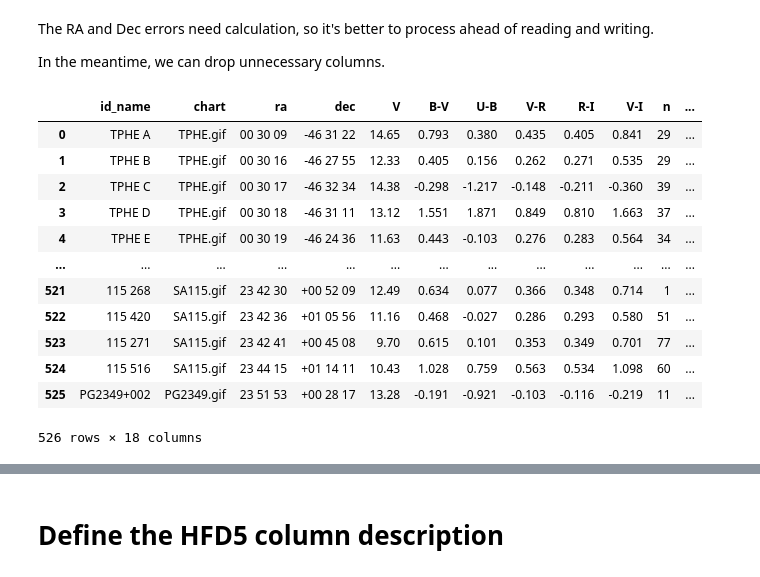
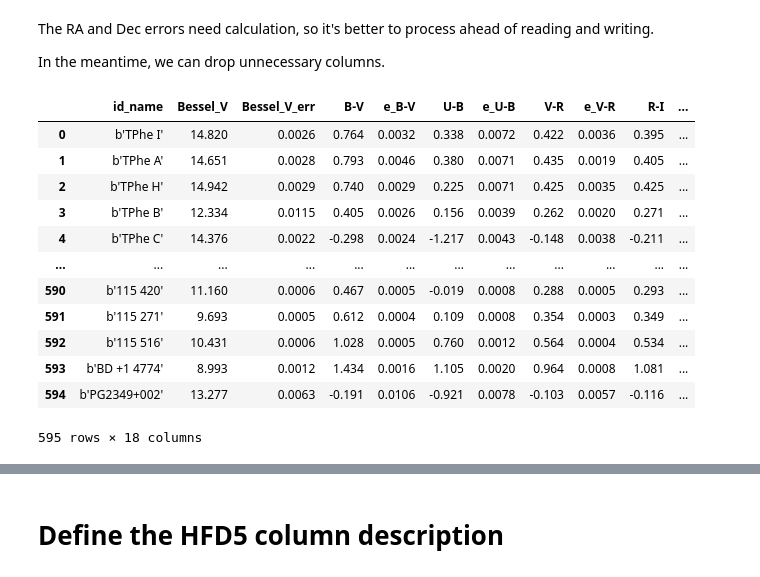
Before and after one commit to Yong2Sheng/ResearchCodes, a Jupyter notebook: docs/tutorials/Photoz/Compile_Standard_Star_Catalog/ESO_Landolt_Equatorial_Standards/Compile_ESO_Landolt_Equatorial_Standards.ipynb, the cells around one changed output, grey strips where cells are left out. Saved outputs shown, nothing was run; the diff lists cells and outputs as text; code cells hidden in the pictures.

```diff
--- a/docs/tutorials/Photoz/Compile_Standard_Star_Catalog/ESO_Landolt_Equatorial_Standards/Compile_ESO_Landolt_Equatorial_Standards.ipynb
+++ b/docs/tutorials/Photoz/Compile_Standard_Star_Catalog/ESO_Landolt_Equatorial_Standards/Compile_ESO_Landolt_Equatorial_Standards.ipynb
@@ -36,16 +18,0 @@ raw_text_catalog = pd.read_csv(
-# %%
-raw_text_catalog
-# %% [output]
-|  | id_name | chart | ra | dec | V | B-V | U-B | V-R | R-I | V-I | n | ... |
-| 0 | TPHE A | TPHE.gif | 00 30 09 | -46 31 22 | 14.65 | 0.793 | 0.380 | 0.435 | 0.405 | 0.841 | 29 | ... |
-| 1 | TPHE B | TPHE.gif | 00 30 16 | -46 27 55 | 12.33 | 0.405 | 0.156 | 0.262 | 0.271 | 0.535 | 29 | ... |
-| 2 | TPHE C | TPHE.gif | 00 30 17 | -46 32 34 | 14.38 | -0.298 | -1.217 | -0.148 | -0.211 | -0.360 | 39 | ... |
-| 3 | TPHE D | TPHE.gif | 00 30 18 | -46 31 11 | 13.12 | 1.551 | 1.871 | 0.849 | 0.810 | 1.663 | 37 | ... |
-| 4 | TPHE E | TPHE.gif | 00 30 19 | -46 24 36 | 11.63 | 0.443 | -0.103 | 0.276 | 0.283 | 0.564 | 34 | ... |
-| ... | ... | ... | ... | ... | ... | ... | ... | ... | ... | ... | ... | ... |
-| 521 | 115 268 | SA115.gif | 23 42 30 | +00 52 09 | 12.49 | 0.634 | 0.077 | 0.366 | 0.348 | 0.714 | 1 | ... |
-| 522 | 115 420 | SA115.gif | 23 42 36 | +01 05 56 | 11.16 | 0.468 | -0.027 | 0.286 | 0.293 | 0.580 | 51 | ... |
-| 523 | 115 271 | SA115.gif | 23 42 41 | +00 45 08 | 9.70 | 0.615 | 0.101 | 0.353 | 0.349 | 0.701 | 77 | ... |
-| 524 | 115 516 | SA115.gif | 23 44 15 | +01 14 11 | 10.43 | 1.028 | 0.759 | 0.563 | 0.534 | 1.098 | 60 | ... |
-| 525 | PG2349+002 | PG2349.gif | 23 51 53 | +00 28 17 | 13.28 | -0.191 | -0.921 | -0.103 | -0.116 | -0.219 | 11 | ... |
-526 rows × 18 columns
@@ -77,0 +19,27 @@ raw_text_catalog["e_I"] = np.sqrt(
+# %%
+tbl = Table.read("landolt2009table.fit", hdu=1)
+raw_text_catalog = tbl.to_pandas()
+raw_text_catalog = raw_text_catalog.rename(
+    columns={
+        "Name": "id_name",
+        "Vmag": "Bessel_V",
+        "e_Vmag": "Bessel_V_err",
+        "RAJ2000": "ra",
+        "DEJ2000": "dec",
+    }
+)
+raw_text_catalog
+# %% [output]
+|  | id_name | Bessel_V | Bessel_V_err | B-V | e_B-V | U-B | e_U-B | V-R | e_V-R | R-I | ... |
+| 0 | b'TPhe I' | 14.820 | 0.0026 | 0.764 | 0.0032 | 0.338 | 0.0072 | 0.422 | 0.0036 | 0.395 | ... |
+| 1 | b'TPhe A' | 14.651 | 0.0028 | 0.793 | 0.0046 | 0.380 | 0.0071 | 0.435 | 0.0019 | 0.405 | ... |
+| 2 | b'TPhe H' | 14.942 | 0.0029 | 0.740 | 0.0029 | 0.225 | 0.0071 | 0.425 | 0.0035 | 0.425 | ... |
+| 3 | b'TPhe B' | 12.334 | 0.0115 | 0.405 | 0.0026 | 0.156 | 0.0039 | 0.262 | 0.0020 | 0.271 | ... |
+| 4 | b'TPhe C' | 14.376 | 0.0022 | -0.298 | 0.0024 | -1.217 | 0.0043 | -0.148 | 0.0038 | -0.211 | ... |
+| ... | ... | ... | ... | ... | ... | ... | ... | ... | ... | ... | ... |
+| 590 | b'115 420' | 11.160 | 0.0006 | 0.467 | 0.0005 | -0.019 | 0.0008 | 0.288 | 0.0005 | 0.293 | ... |
+| 591 | b'115 271' | 9.693 | 0.0005 | 0.612 | 0.0004 | 0.109 | 0.0008 | 0.354 | 0.0003 | 0.349 | ... |
+| 592 | b'115 516' | 10.431 | 0.0006 | 1.028 | 0.0005 | 0.760 | 0.0012 | 0.564 | 0.0004 | 0.534 | ... |
+| 593 | b'BD +1 4774' | 8.993 | 0.0012 | 1.434 | 0.0016 | 1.105 | 0.0020 | 0.964 | 0.0008 | 1.081 | ... |
+| 594 | b'PG2349+002' | 13.277 | 0.0063 | -0.191 | 0.0106 | -0.921 | 0.0078 | -0.103 | 0.0057 | -0.116 | ... |
+595 rows × 18 columns
```
Also changed, not shown: parts of 11 cells of this notebook, 3 other files.
